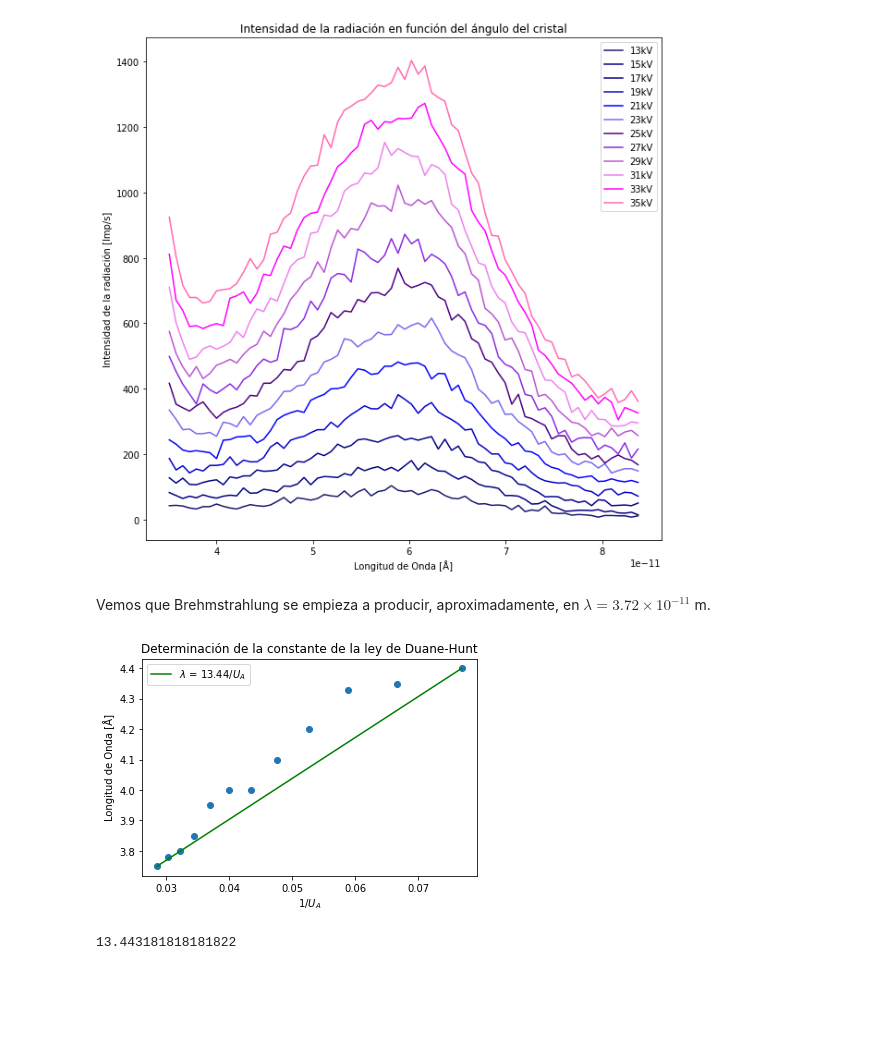
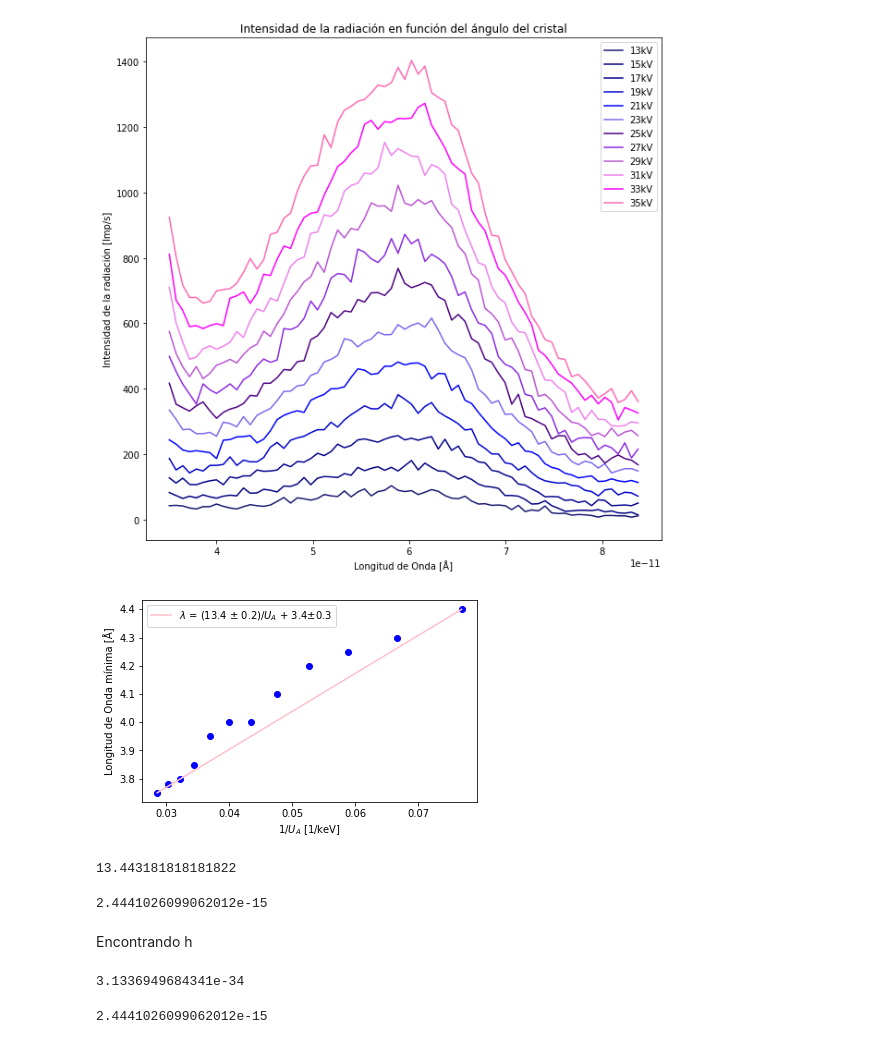
Before and after one commit to sofiaalvarezlopez/Laboratorio-Intermedio, a Jupyter notebook: Rayos X/Análisis de Datos - Informe.ipynb, the cells around one changed output. Saved outputs shown, nothing was run; the diff lists cells and outputs as text; code cells hidden in the pictures; blank space fills up the shorter version.

```diff
--- a/Rayos X/Análisis de Datos - Informe.ipynb
+++ b/Rayos X/Análisis de Datos - Informe.ipynb
@@ -501,7 +513,7 @@ plt.show()
 # %% [output]
 [figure]
 # %%
-lambda_minimos = [4.4, 4.35, 4.33, 4.2, 4.1, 4.0, 4.0, 3.95, 3.85, 3.8, 3.78, 3.75]
+lambda_minimos = np.array([4.4, 4.3, 4.25, 4.2, 4.1, 4.0, 4.0, 3.95, 3.85, 3.8, 3.78, 3.75])
 voltajes = np.array([i for i in range(13, 36, 2)])
 volt_inv = (1/voltajes)
 # %%
@@ -512,18 +524,18 @@ x = np.linspace(volt_inv[0], volt_inv[-1], 100)
 y = np.linspace(lambda_minimos[0],lambda_minimos[-1], 100)
 # %%
 popt, pcov =  curve_fit(func, x, y)
-# %% [markdown]
-Vemos que Brehmstrahlung se empieza a producir, aproximadamente, en $\lambda = 3.72 \times 10^{-11}$ m.
 # %%
-plt.scatter(1/voltajes, lambda_minimos)
-plt.plot(x, popt[0]*x + popt[1], label='$\lambda$ = {:.2f}/$U_A$'.format(popt[0]), color='green')
+plt.figure(figsize=(6,6/1.61616))
+plt.scatter(1/voltajes, lambda_minimos, color='blue')
+plt.plot(x, popt[0]*x + popt[1], label='$\lambda$ = ({:.1f} $\pm$ 0.2)/$U_A$ + {:.1f}$\pm$0.3'.format(popt[0],popt[1]), color='pink')
 plt.legend()
-plt.xlabel(r'$1/U_A$')
-plt.ylabel(r'Longitud de Onda [Å]')
-plt.title('Determinación de la constante de la ley de Duane-Hunt')
+plt.xlabel(r'$1/U_A$ [1/keV]')
+plt.ylabel(r'Longitud de Onda mínima [Å]')
+#plt.title('Determinación de la constante de la ley de Duane-Hunt')
+plt.savefig('constant_duane_hunt.pdf')
 plt.show()
 # %% [output]
-[figure, old version]
+[figure, new version]
 # %%
 print(popt[0]) ## Este es el valor de la constante (debería ser 12.40 A. )
 # %% [output]
@@ -532,0 +543,6 @@ lado_izq =
+# %%
+print(np.sqrt(pcov[0][0]))
+# %% [output]
+2.4441026099062012e-15
+# %% [markdown]
+Encontrando h
@@ -532,0 +557,8 @@ lado_izq =
+# %%
+print(popt[0])
+# %% [output]
+3.1336949684341e-34
+# %%
+print(np.sqrt(pcov[0][0]))
+# %% [output]
+2.4441026099062012e-15
```
Also changed, not shown: parts of 13 cells of this notebook, 8 other files.
